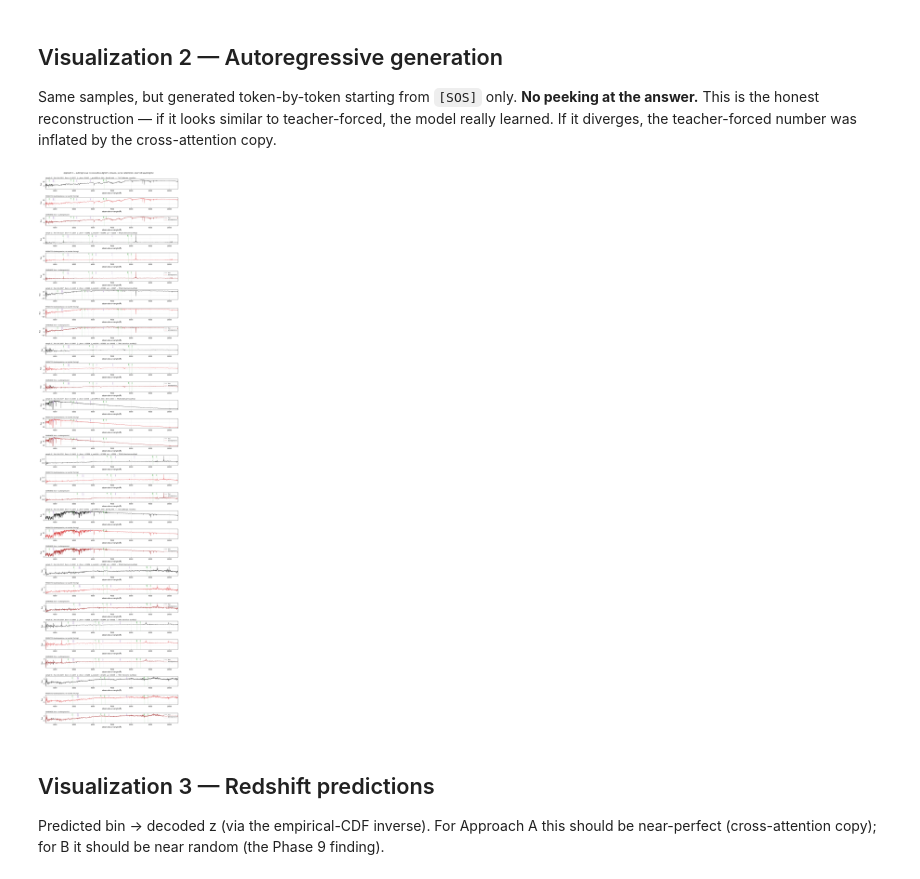
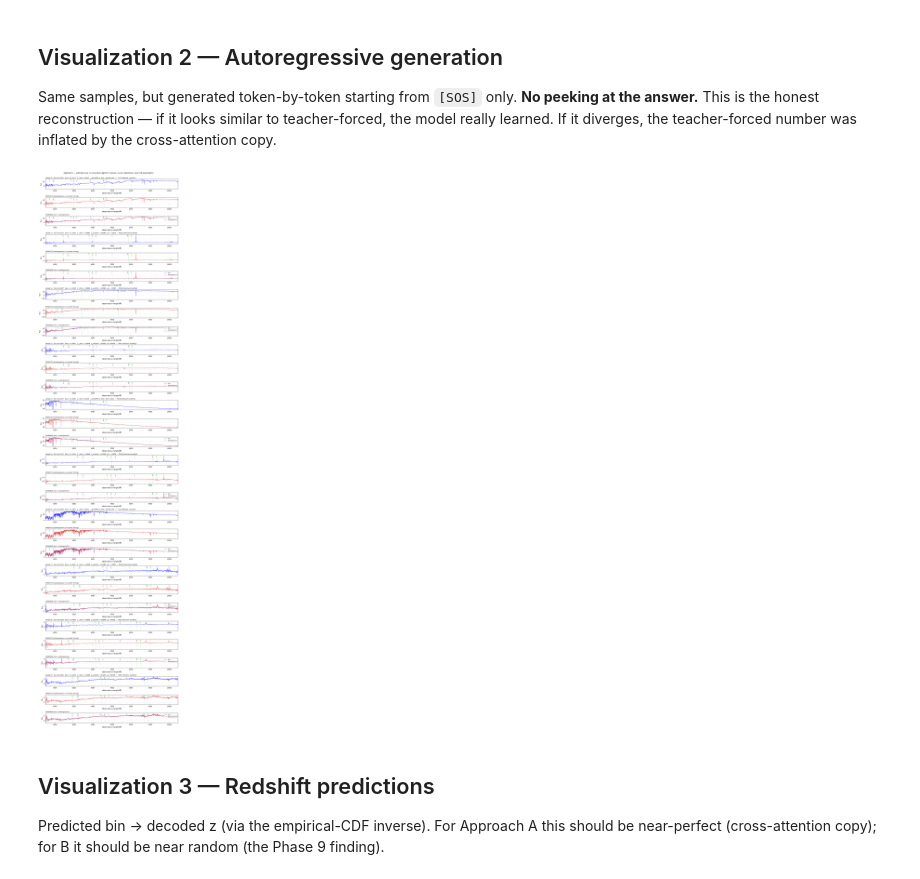
Before and after one commit to cosmologyfoundation/redshifty, a Jupyter notebook: notebooks/07_visualize_predictions.ipynb, the cells around one changed output. Drawn from its saved outputs; the diff is of its cells as text; code cells hidden in the pictures.

```diff
--- a/notebooks/07_visualize_predictions.ipynb
+++ b/notebooks/07_visualize_predictions.ipynb
@@ -526,7 +526,7 @@ for i in range(N_SAMPLES):
 
     # True spectrum alone
     ax_true = axes[3 * i]
-    ax_true.plot(wave, true_flux[i], color='black', lw=0.7)
+    ax_true.plot(wave, true_flux[i], color='blue', lw=0.7)
     ax_true.set_title(f'{header}  —  TRUE (tokenizer roundtrip)',
                       fontsize=9, loc='left')
     ax_true.set_ylabel('flux')
@@ -537,7 +537,7 @@ for i in range(N_SAMPLES):
 
     # Predicted spectrum alone
     ax_pred = axes[3 * i + 1]
-    ax_pred.plot(wave, pred_flux[i], color='C1', lw=0.7)
+    ax_pred.plot(wave, pred_flux[i], color='C3', lw=0.7)
     ax_pred.set_title('PREDICTED (teacher-forced)', fontsize=9, loc='left')
     ax_pred.set_ylabel('flux')
     ax_pred.set_xlabel('observed wavelength (Å)')
@@ -547,9 +547,9 @@ for i in range(N_SAMPLES):
 
     # Combined overlay — true and predicted on the same axis
     ax_both = axes[3 * i + 2]
-    ax_both.plot(wave, true_flux[i], color='black', lw=0.7,
+    ax_both.plot(wave, true_flux[i], color='blue', lw=0.7,
                  label='true (tokenizer roundtrip)')
-    ax_both.plot(wave, pred_flux[i], color='C1', lw=0.7, alpha=0.85,
+    ax_both.plot(wave, pred_flux[i], color='C3', lw=0.7, alpha=0.85,
                  label='predicted (teacher-forced)')
     ax_both.set_title('COMBINED (true + predicted)', fontsize=9, loc='left')
     ax_both.set_ylabel('flux')
@@ -601,7 +601,7 @@ for i in range(N_SAMPLES):
 
     # True spectrum alone
     ax_true = axes[3 * i]
-    ax_true.plot(wave, true_flux[i], color='black', lw=0.7)
+    ax_true.plot(wave, true_flux[i], color='blue', lw=0.7)
     ax_true.set_title(f'{header}  —  TRUE (tokenizer roundtrip)',
                       fontsize=9, loc='left')
     ax_true.set_ylabel('flux')
@@ -613,35 +613,35 @@ for i in range(N_SAMPLES):
     # AR-predicted spectrum alone
     ax_pred = axes[3 * i + 1]
     ax_pred.plot(wave, ar_flux[i], color='C3', lw=0.7)
     ax_pred.set_title('PREDICTED (autoregressive, no teacher forcing)',
                       fontsize=9, loc='left')
     ax_pred.set_ylabel('flux')
     ax_pred.set_xlabel('observed wavelength (Å)')
     ax_pred.tick_params(labelbottom=True)
     ax_pred.grid(alpha=0.3)
     overlay_lines(ax_pred, z_true)
 
     # Combined overlay — true and AR-predicted on the same axis
     ax_both = axes[3 * i + 2]
-    ax_both.plot(wave, true_flux[i], color='black', lw=0.7, label='true')
+    ax_both.plot(wave, true_flux[i], color='blue', lw=0.7, label='true')
     ax_both.plot(wave, ar_flux[i], color='C3', lw=0.7, alpha=0.85,
                  label='autoregressive')
     ax_both.set_title('COMBINED (true + autoregressive)', fontsize=9, loc='left')
     ax_both.set_ylabel('flux')
     ax_both.set_xlabel('observed wavelength (Å)')
     ax_both.tick_params(labelbottom=True)
     ax_both.grid(alpha=0.3)
     ax_both.legend(loc='upper right', fontsize=8)
     overlay_lines(ax_both, z_true)
 
 axes[-1].set_xlim(wave[0], wave[-1])
 fig.suptitle(f'Approach {APPROACH.upper()} — autoregressive reconstructions '
              f'(green=emission, purple=absorption; observed wavelengths)',
              y=1.0, fontsize=11)
 fig.tight_layout()
 plt.show()
 # %% [output]
-[figure, old version]
+[figure, new version]
 # %% [markdown]
 ## Visualization 3 — Redshift predictions
 
```
Also changed, not shown: parts of 1 cell of this notebook, 6 other files.
